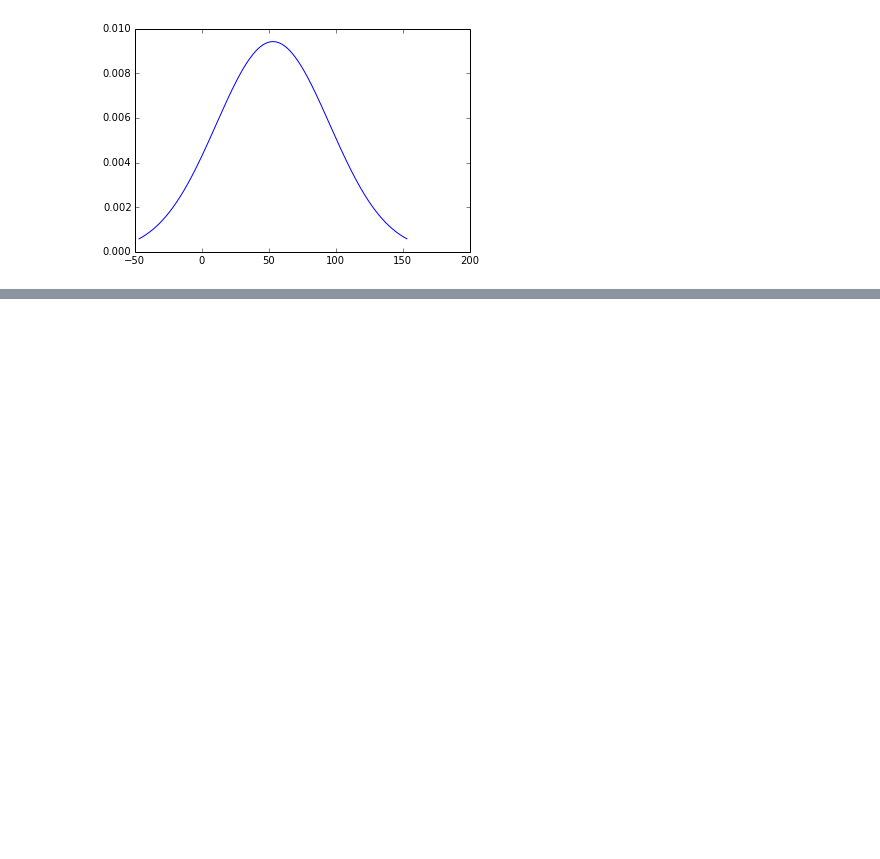
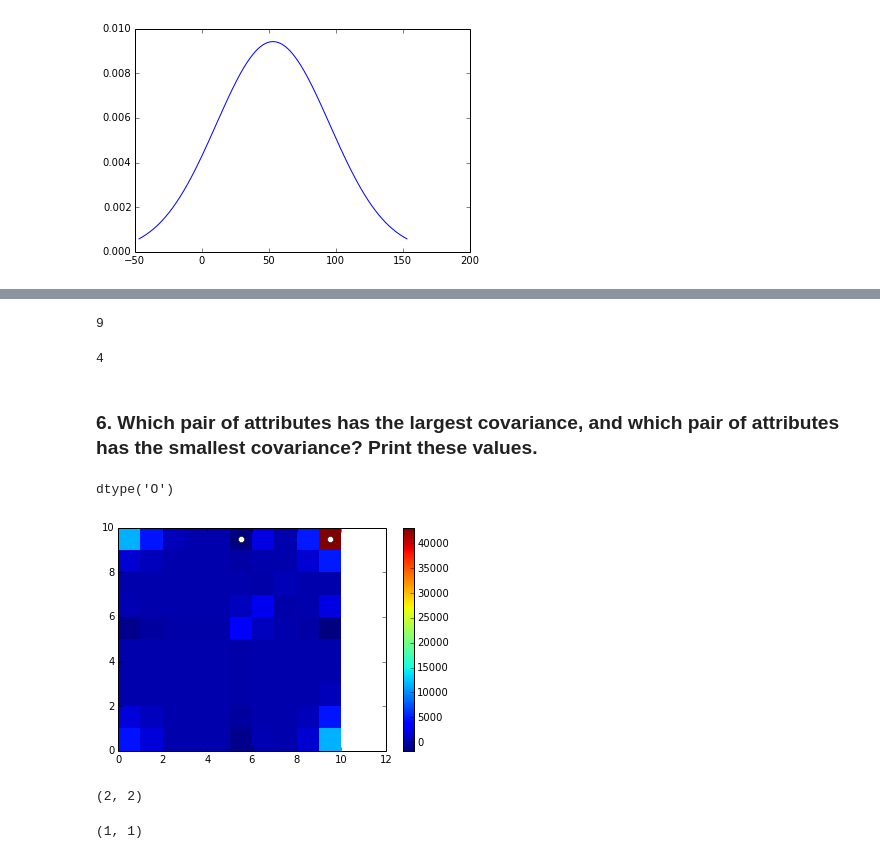
Before and after one commit to chriad/zaki_exercises, a Jupyter notebook: magic04.ipynb, the cells around one changed output, grey strips where cells are left out. Cells and saved outputs as stored; diff of their text form; code cells hidden in the pictures; blank space fills up the shorter version.

Commit message:
Added heatmap and finished more or less exercise. Found out how to compute max value of a matrix.

```diff
--- a/magic04.ipynb
+++ b/magic04.ipynb
@@ -183,0 +212,10 @@ plot(x,norm.pdf(x,loc=mean(attribute_1), scale=std(attribute_1)))
+# %%
+argmax(attribute_variances) # The 10th attribute has the highest variance
+# %% [output]
+9
+# %%
+argmin(attribute_variances) # The 5th has the smallest variance
+# %% [output]
+4
+# %% [markdown]
+### 6. Which pair of attributes has the largest covariance, and which pair of attributes has the smallest covariance? Print these values.
@@ -183,0 +224,13 @@ plot(x,norm.pdf(x,loc=mean(attribute_1), scale=std(attribute_1)))
+# %%
+cov.
+# %% [output]
+dtype('O')
+# %%
+import pylab as pl
+data = cov.astype('float') # 25x25 matrix of values
+pl.pcolor(data)
+pl.colorbar()
+pl.plot([5.5, 9.5],[9.5,9.5],'wo')
+pl.show()
+# %% [output]
+[figure, added]
@@ -183,0 +243,8 @@ plot(x,norm.pdf(x,loc=mean(attribute_1), scale=std(attribute_1)))
+# %%
+shape(X)
+# %% [output]
+(2, 2)
+# %%
+shape(array([[1]]))
+# %% [output]
+(1, 1)
```
Also changed, not shown: parts of 28 cells of this notebook.
